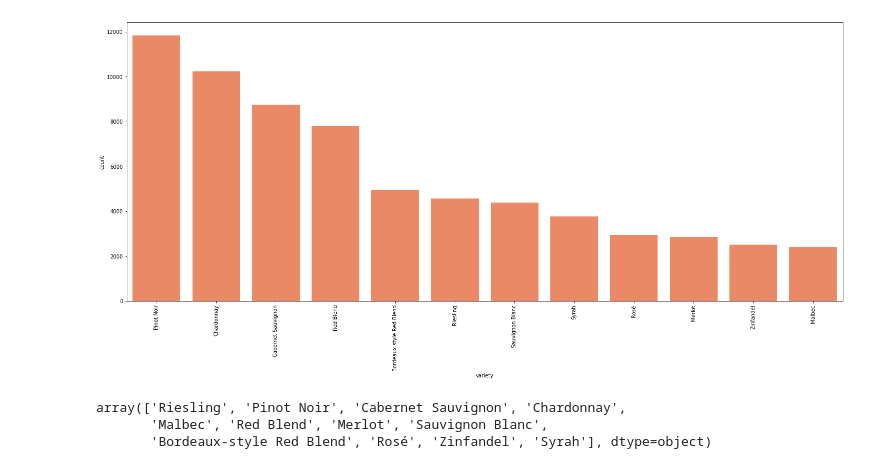
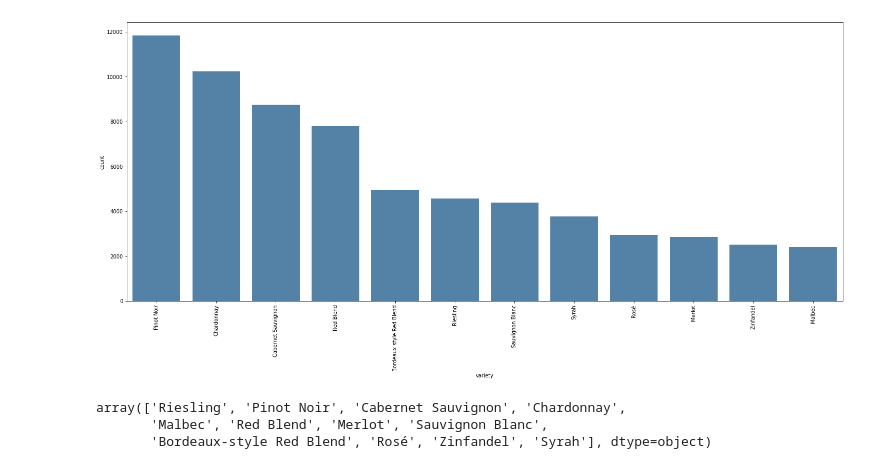
Before and after one commit to EliseLinker/Boot-Camp-Project-II, a Jupyter notebook: models/Machine Learning.ipynb, the cells around one changed output. Saved outputs shown, nothing was run; the diff lists cells and outputs as text; code cells hidden in the pictures.

```diff
--- a/models/Machine Learning.ipynb
+++ b/models/Machine Learning.ipynb
@@ -38,12 +38,12 @@ wine_df.describe(include=['O'],).T
 # %%
 v_df = wine_df.groupby('variety').filter(lambda x: len(x) > 2200)
 varieties = v_df['variety'].value_counts().index.tolist()
 fig, ax = plt.subplots(figsize = (25, 10))
-sns.countplot(x = v_df['variety'], order = varieties, ax = ax, color = 'coral')
+sns.countplot(x = v_df['variety'], order = varieties, ax = ax, color = 'steelblue')
 plt.xticks(rotation = 90)
 plt.show()
 # %% [output]
-[figure, old version]
+[figure, new version]
 # %%
 v_df['variety'].unique()
 # %% [output]
```
Also changed, not shown: parts of 1 cell of this notebook, 23 other files.
